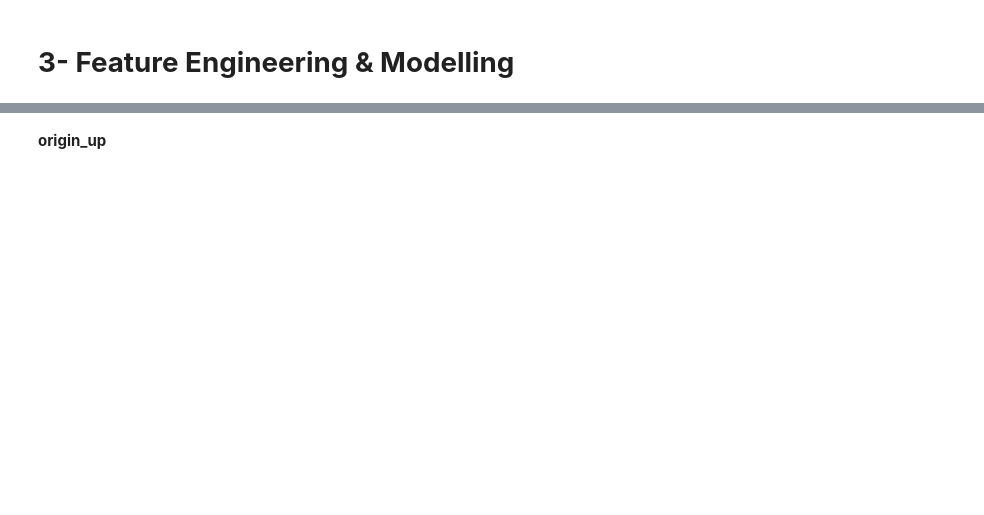
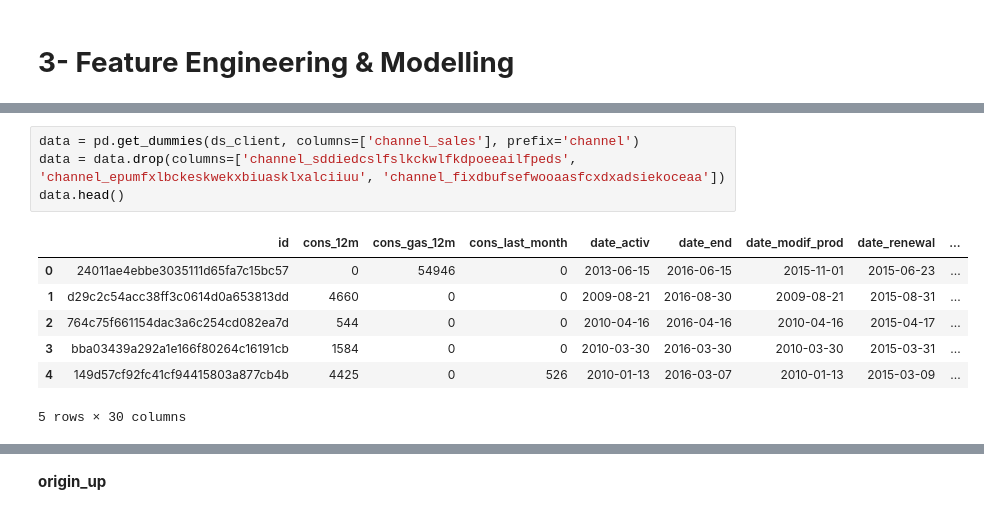
Before and after one commit to LittlePandaCode/Costumer_Chrun, a Jupyter notebook: BCGX_datascience.ipynb, the cells around one changed output, grey strips where cells are left out. Cells and saved outputs as stored; diff of their text form; blank space fills up the shorter version.

```diff
--- a/BCGX_datascience.ipynb
+++ b/BCGX_datascience.ipynb
@@ -211,0 +228,12 @@ data['date_modif_prod']=pd.to_datetime(data['date_modif_prod'], format='%Y-%m-%d
+# %%
+data = pd.get_dummies(ds_client, columns=['channel_sales'], prefix='channel')
+data = data.drop(columns=['channel_sddiedcslfslkckwlfkdpoeeailfpeds', 'channel_epumfxlbckeskwekxbiuasklxalciiuu', 'channel_fixdbufsefwooaasfcxdxadsiekoceaa'])
+data.head()
+# %% [output]
+|  | id | cons_12m | cons_gas_12m | cons_last_month | date_activ | date_end | date_modif_prod | date_renewal | ... |
+| 0 | 24011ae4ebbe3035111d65fa7c15bc57 | 0 | 54946 | 0 | 2013-06-15 | 2016-06-15 | 2015-11-01 | 2015-06-23 | ... |
+| 1 | d29c2c54acc38ff3c0614d0a653813dd | 4660 | 0 | 0 | 2009-08-21 | 2016-08-30 | 2009-08-21 | 2015-08-31 | ... |
+| 2 | 764c75f661154dac3a6c254cd082ea7d | 544 | 0 | 0 | 2010-04-16 | 2016-04-16 | 2010-04-16 | 2015-04-17 | ... |
+| 3 | bba03439a292a1e166f80264c16191cb | 1584 | 0 | 0 | 2010-03-30 | 2016-03-30 | 2010-03-30 | 2015-03-31 | ... |
+| 4 | 149d57cf92fc41cf94415803a877cb4b | 4425 | 0 | 526 | 2010-01-13 | 2016-03-07 | 2010-01-13 | 2015-03-09 | ... |
+5 rows × 30 columns
```
Also changed, not shown: parts of 65 cells of this notebook.
